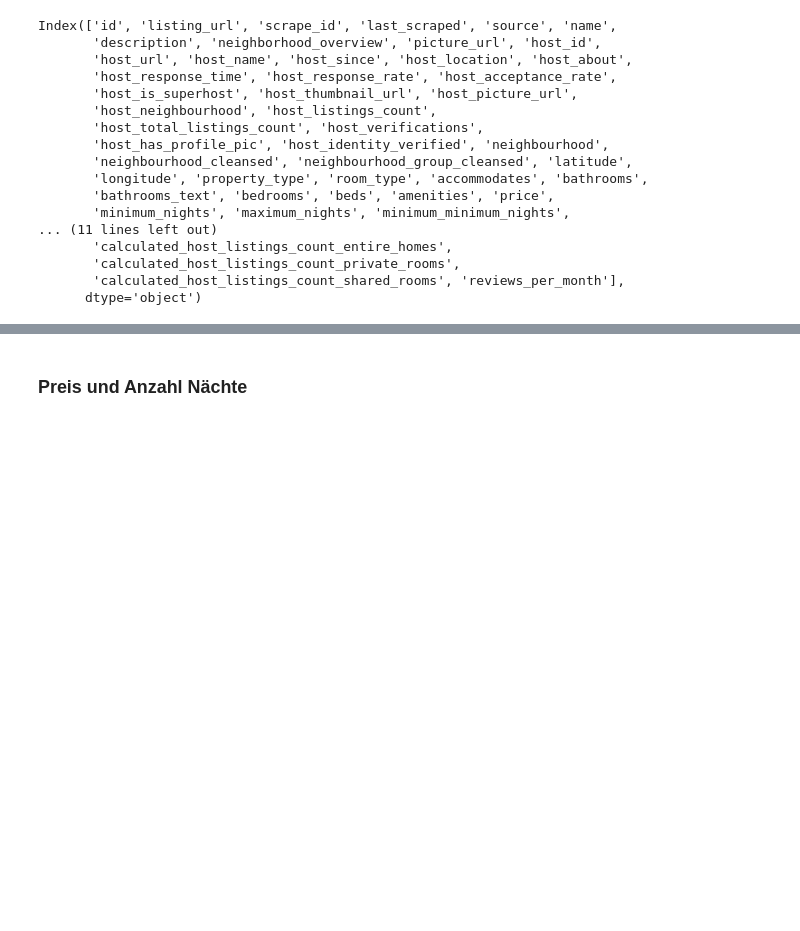
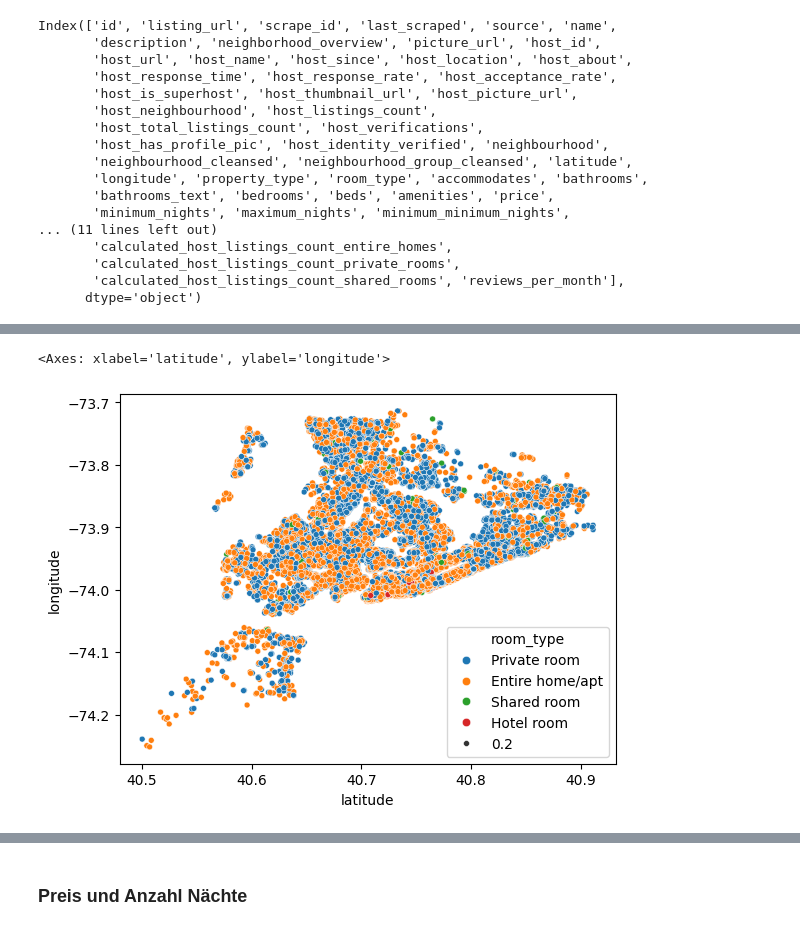
Before and after one commit to co-dex-gmbh/python-data-science-g5, a Jupyter notebook: woche1/airbnb/notebooks/live-original-11-12-2024.ipynb, the cells around one changed output, grey strips where cells are left out. Drawn from its saved outputs; the diff is of its cells as text; code cells hidden in the pictures; blank space fills up the shorter version.

```diff
--- a/woche1/airbnb/notebooks/live-original-11-12-2024.ipynb
+++ b/woche1/airbnb/notebooks/live-original-11-12-2024.ipynb
@@ -164 +385,7 @@ Name: count, dtype: int64
+# %%
+sns.scatterplot(below_2k, x="latitude", y="longitude",
+                hue="room_type",  size=0.2)  # room_type
+# %% [output]
+<Axes: xlabel='latitude', ylabel='longitude'>
+[figure, added]
 # %%
```
Also changed, not shown: parts of 52 cells of this notebook.
